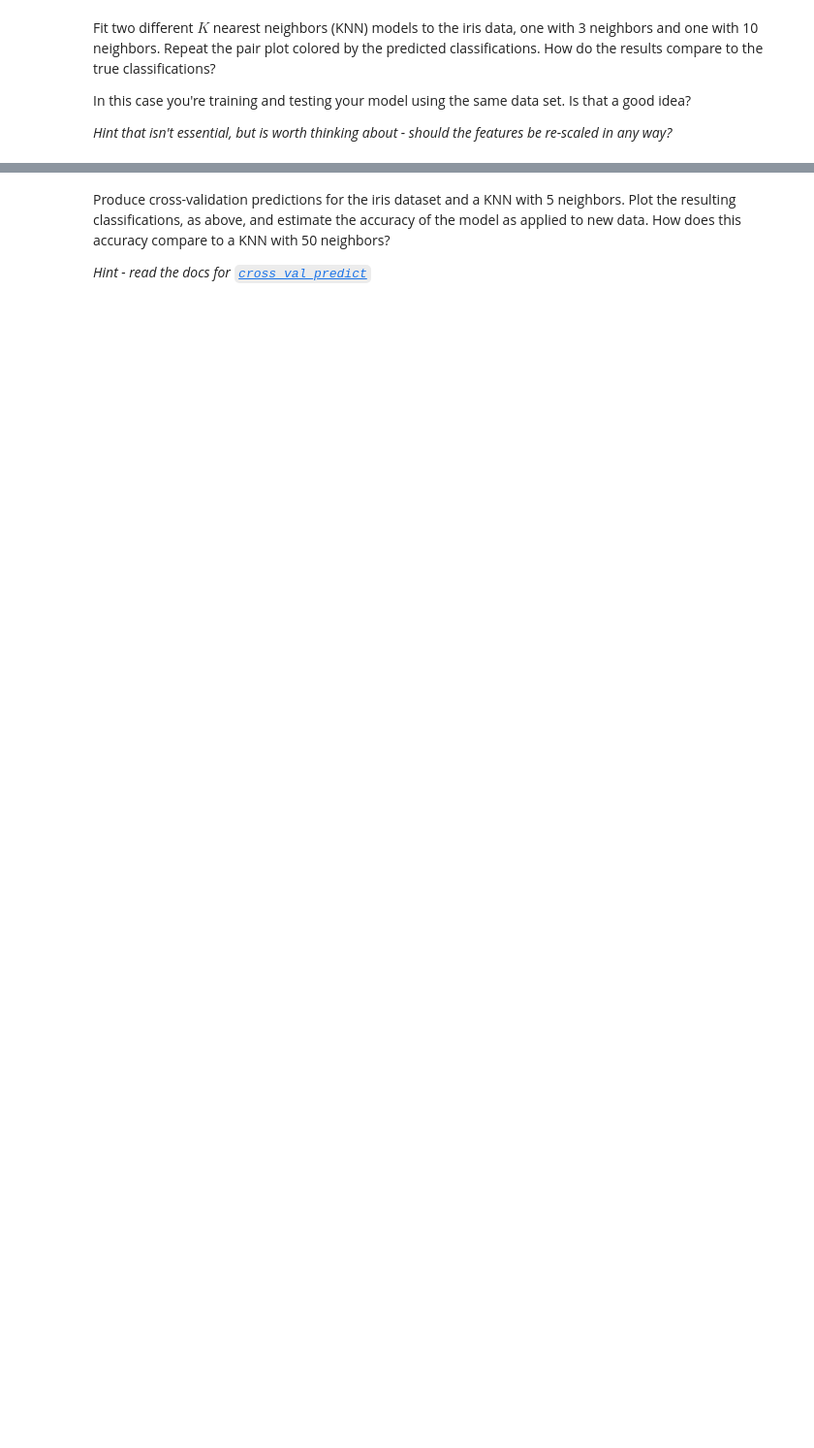
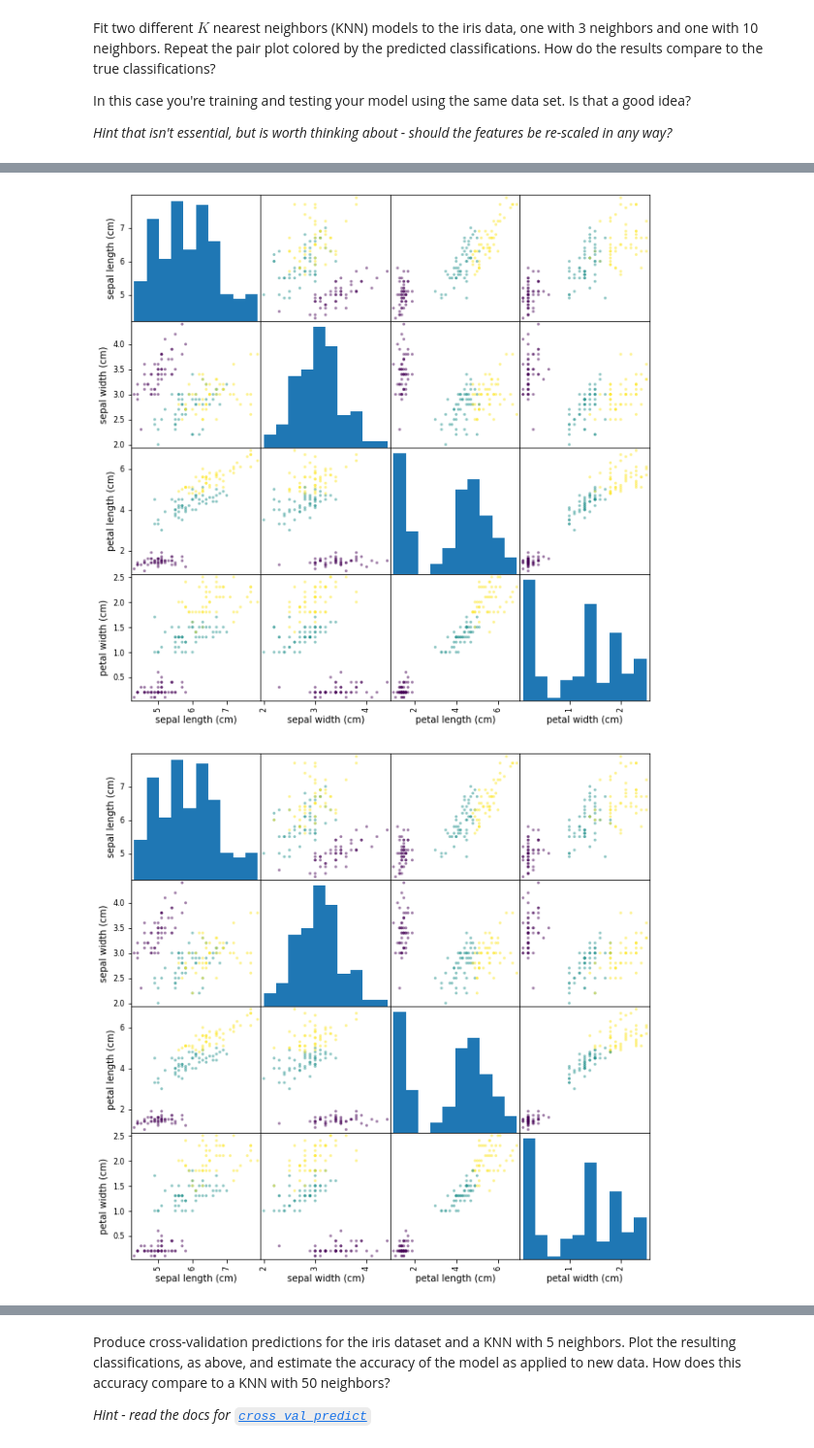
Before and after one commit to ASTR154/classification, a Jupyter notebook: classification.ipynb, the cells around one changed output, grey strips where cells are left out. Shown: that part at 97% size. Drawn from its saved outputs; the diff is of its cells as text; code cells hidden in the pictures; blank space fills up the shorter version.

```diff
--- a/classification.ipynb
+++ b/classification.ipynb
@@ -41,0 +54,19 @@ In this case you're training and testing your model using the same data set. Is
+# %%
+from sklearn.neighbors import KNeighborsClassifier
+
+neighbor3 = KNeighborsClassifier(n_neighbors = 3)
+neighbor3.fit(file[iris.feature_names], file['class'])
+file['neighbor3'] = neighbor3.predict(file[iris.feature_names])
+
+pd.plotting.scatter_matrix(file[iris.feature_names], c = file['neighbor3'], figsize = (10, 10))
+plt.show()
+
+neighbor10 = KNeighborsClassifier(n_neighbors = 10)
+neighbor10.fit(file[iris.feature_names], file['class'])
+file['neighbor10'] = neighbor10.predict(file[iris.feature_names])
+
+pd.plotting.scatter_matrix(file[iris.feature_names], c = file['neighbor10'], figsize = (10, 10))
+plt.show()
+# %% [output]
+[figure, added]
+[figure, added]
```
Also changed, not shown: parts of 17 cells of this notebook.
